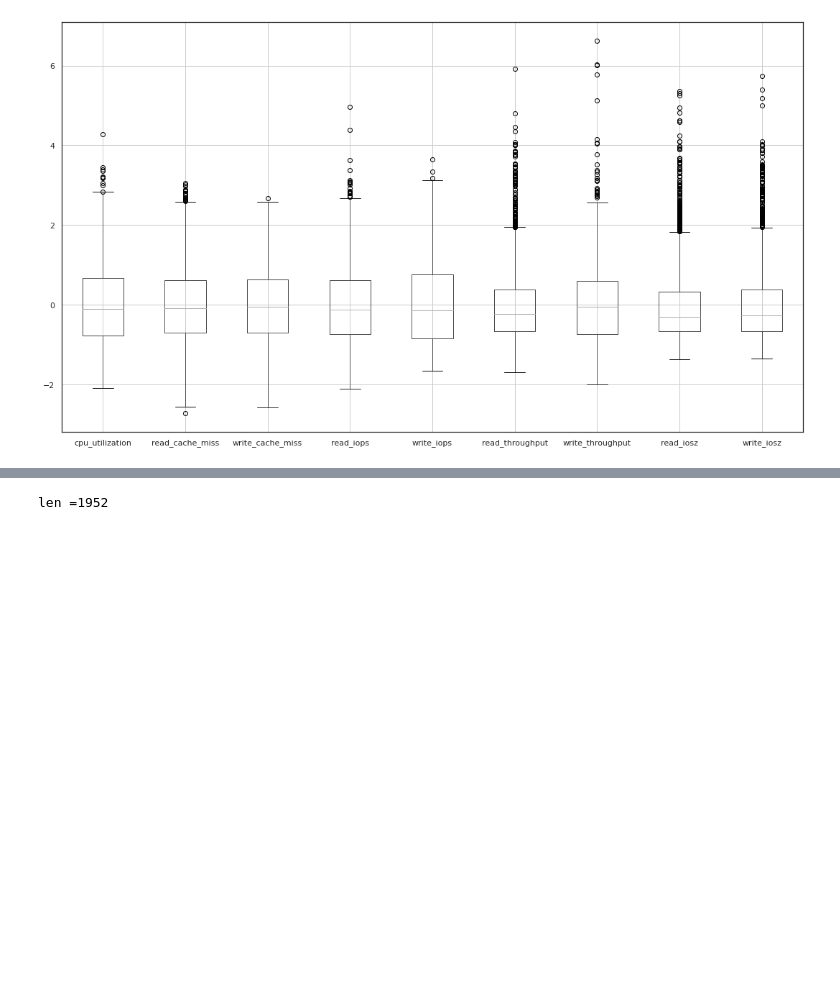
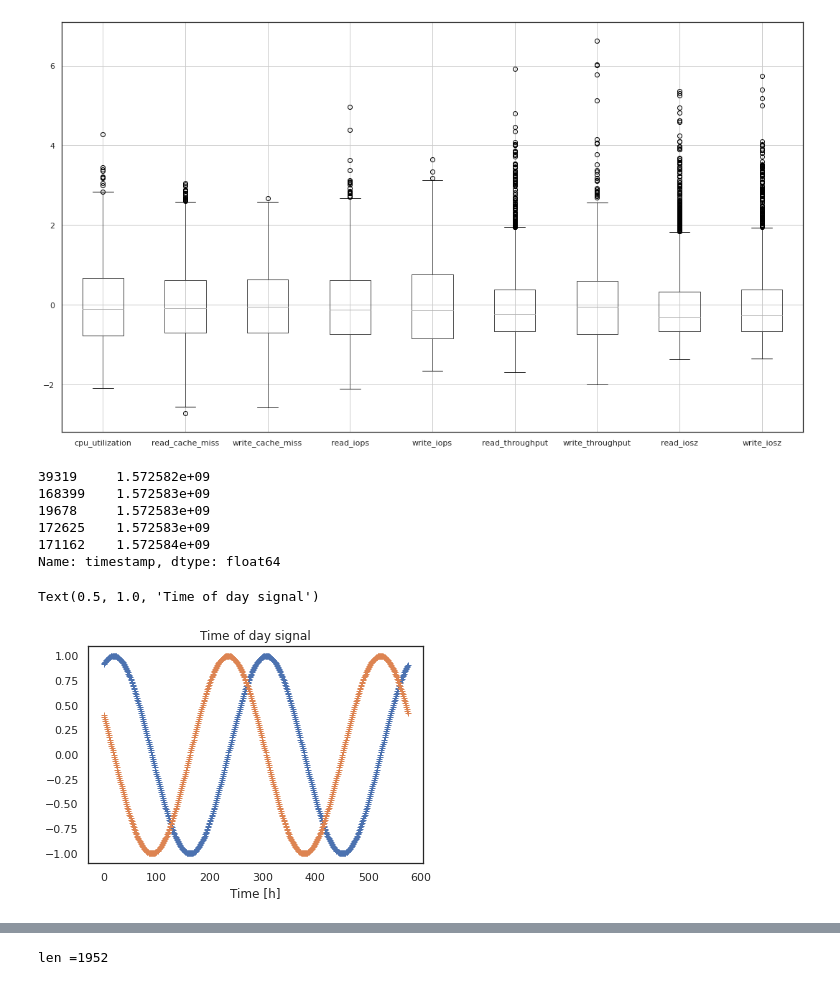
Before and after one commit to FrankGangWang/AppliedML_Python_Coursera, a Jupyter notebook: Copy_of_Copy_of_Interview_for_DataScience_2.ipynb, the cells around one changed output, grey strips where cells are left out. Saved outputs shown, nothing was run; the diff lists cells and outputs as text; code cells hidden in the pictures; blank space fills up the shorter version.

```diff
--- a/Copy_of_Copy_of_Interview_for_DataScience_2.ipynb
+++ b/Copy_of_Copy_of_Interview_for_DataScience_2.ipynb
@@ -153,3 +156,34 @@ fig = plt.gcf()
 fig.set_size_inches(18.5, 10.5)
 # %% [output]
 [figure]
+# %%
+date_time = df1_sysId['timestamp']
+timestamp_s = date_time.map(datetime.datetime.timestamp)
+# %%
+timestamp_s.head()
+# %% [output]
+39319     1.572582e+09
+168399    1.572583e+09
+19678     1.572583e+09
+172625    1.572583e+09
+171162    1.572584e+09
+Name: timestamp, dtype: float64
+# %%
+day = 24*60*60
+year = (365.2425)*day
+
+df1_sysId['Day sin'] = np.sin(timestamp_s * (2 * np.pi / day))
+df1_sysId['Day cos'] = np.cos(timestamp_s * (2 * np.pi / day))
+df1_sysId['Year sin'] = np.sin(timestamp_s * (2 * np.pi / year))
+df1_sysId['Year cos'] = np.cos(timestamp_s * (2 * np.pi / year))
+# %%
+sample_period = 5
+plot_len = int(2*24*60/5) # plot 2 day
+
+plt.plot(np.array(df1_sysId['Day sin'])[:plot_len], '+')
+plt.plot(np.array(df1_sysId['Day cos'])[:plot_len], '+')
+plt.xlabel('Time [h]')
+plt.title('Time of day signal')
+# %% [output]
+Text(0.5, 1.0, 'Time of day signal')
+[figure, added]
```
Also changed, not shown: parts of 15 cells of this notebook.
